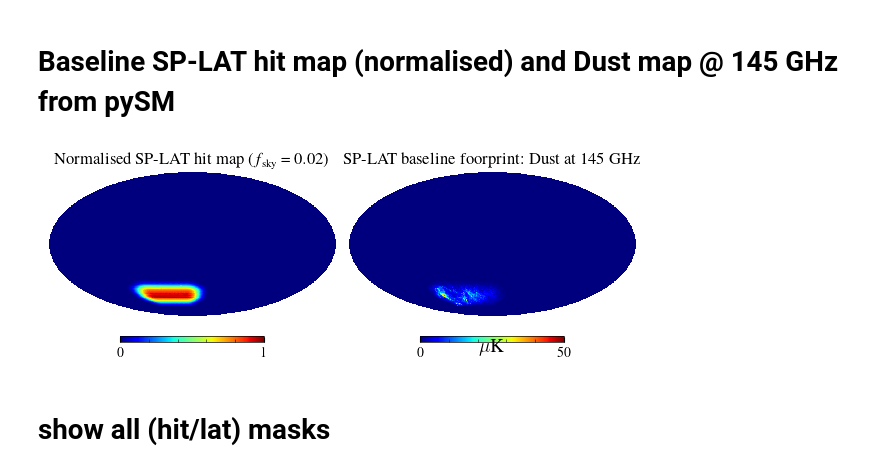
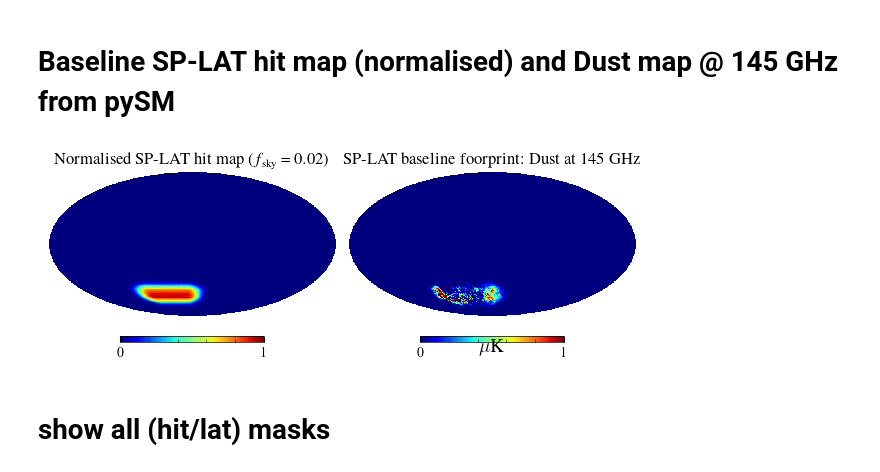
Before and after one commit to sriniraghunathan/cmbs4_minobsel_galcuts, a Jupyter notebook: analyse_results.ipynb, the cells around one changed output. Saved outputs shown, nothing was run; the diff lists cells and outputs as text; code cells hidden in the pictures.

```diff
--- a/analyse_results.ipynb
+++ b/analyse_results.ipynb
@@ -28,7 +28,8 @@ warnings.filterwarnings('ignore', category=matplotlib.cbook.mplDeprecation)
 result_fname = 'results/splat_hitmask_galmask_galdustcl_latsteps.npy'
 freq = 145 #GHz
 lmax = 512
-which_spec = 'TT'
+#which_spec = 'TT'
+which_spec = 'EE'
 beam_val = 1.4 #S4-Wide beam - Note that the pySM sims have used S4-Wide beam and not the delensing LAT beam
 bl = H.gauss_beam(np.radians(beam_val/60.), lmax = lmax-1)
 # %%
@@ -101,17 +108,21 @@ Analysing results for minimum observation elevation = 30 degrees
 # Baseline SP-LAT hit map (normalised) and Dust map @ 145 GHz from pySM
 # %%
 #calculate SP-LAT baseline again
-minval, maxval = 0., 50.
-dust_map = H.read_map('data/cmbs4_dust_uKCMB_LAT-MFL2_nside512_dust_0000.fits')
+minval, maxval = 0., 1. #50.
+dust_map = H.read_map('data/cmbs4_dust_uKCMB_LAT-MFL2_nside512_dust_0000.fits', field = (0,1,2))
+if which_spec == 'TT':
+    dust_map = dust_map[0]
+elif which_spec == 'EE':
+    dust_map = dust_map[1]
 hit_map = H.read_map('data/cmbs4_hitmap_LAT-MFPL1_pole_nside512_1_of_1.fits')
 hit_map = hit_map / np.max(hit_map)
 #fsky=np.sum(hit_map[hit_map>0.]/len(hit_map))
 #fsky=len( np.where(hit_map>0.3)[0] )/len(hit_map)
 fsky=np.mean(hit_map)
 H.mollview(hit_map, sub = (121), min = 0., max = 1., title = r'Normalised SP-LAT hit map ($f_{\rm sky} = %.2f$)' %(fsky));
 H.mollview(dust_map * hit_map, sub = (122), unit = r'$\mu$K', min = minval, max = maxval, title = r'SP-LAT baseline foorprint: Dust at 145 GHz' %(fsky)); show()
 # %% [output]
-[figure, old version]
+[figure, new version]
 # %% [markdown]
 # show all (hit/lat) masks
 # %%
```
Also changed, not shown: parts of 3 cells of this notebook, 2 other files.
